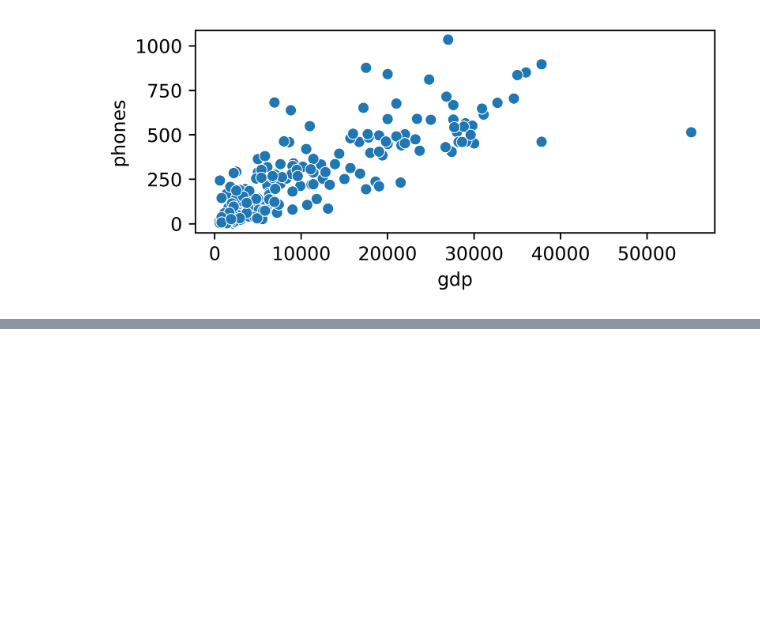
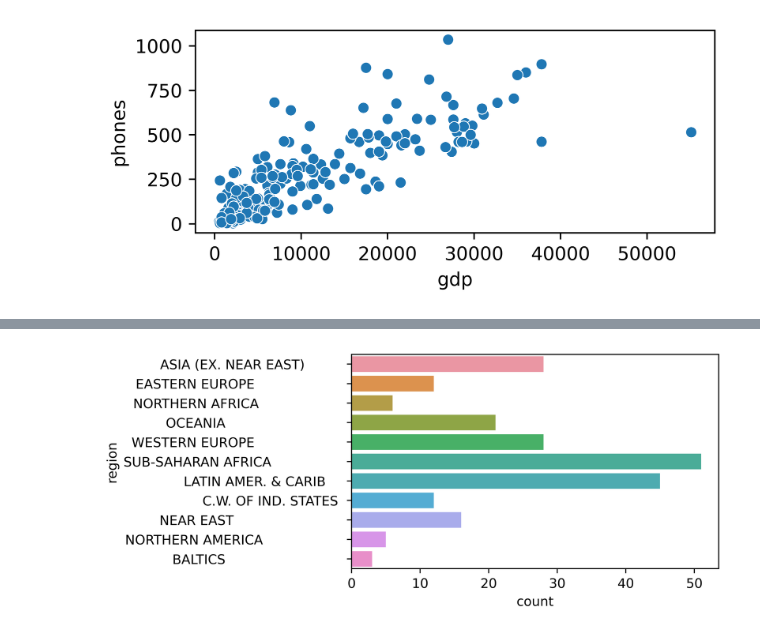
Before and after one commit to ishtiakrongon/Datacamp-Introduction_to_Data_Visualization_with_Seaborn, a Jupyter notebook: Introduction to seaborn.ipynb, the cells around one changed output, grey strips where cells are left out. Saved outputs shown, nothing was run; the diff lists cells and outputs as text; code cells hidden in the pictures; blank space fills up the shorter version.

Commit message:
Countplot

```diff
--- a/Introduction to seaborn.ipynb
+++ b/Introduction to seaborn.ipynb
@@ -67,0 +82,10 @@ plt.show()
+# %%
+# Countplot
+
+fig, ax = plt.subplots(figsize = (5, 3), dpi = 720)
+
+sns.countplot(y = cd["region"])
+
+plt.show()
+# %% [output]
+[figure, added]
```
Also changed, not shown: parts of 2 cells of this notebook.
